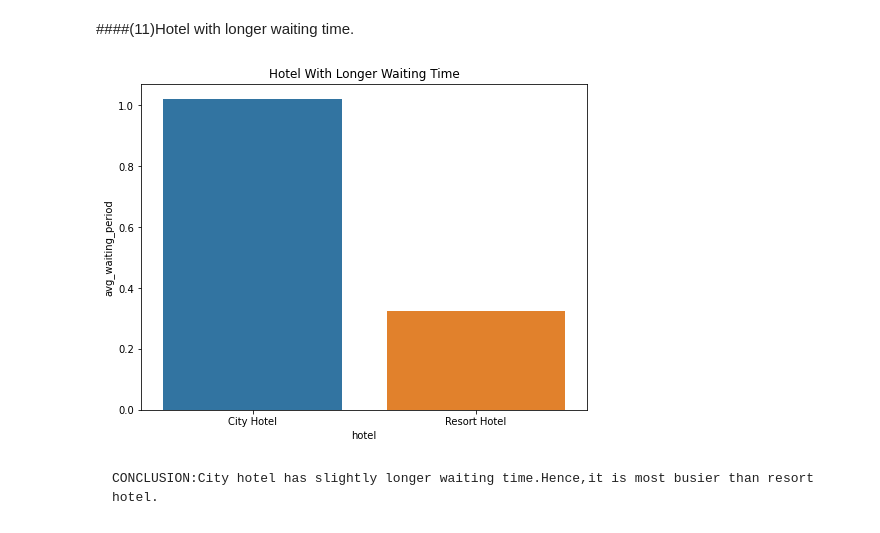
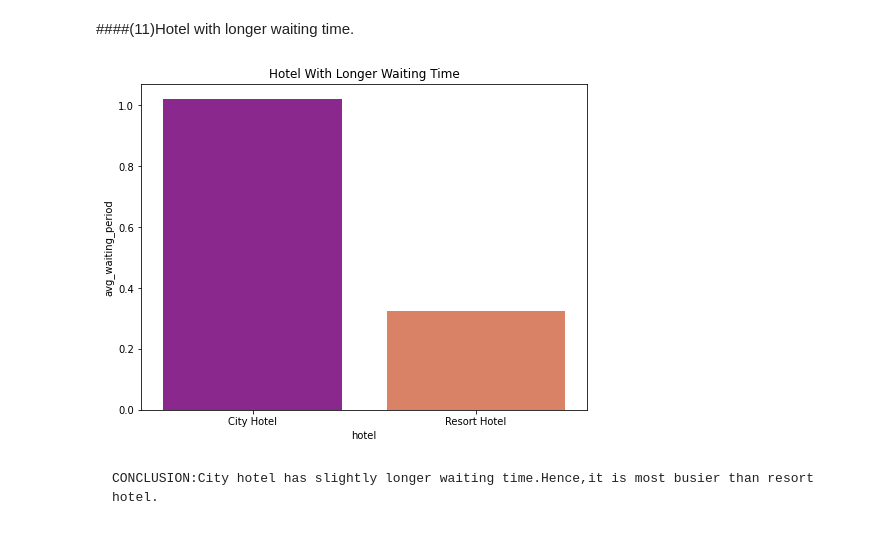
Before and after one commit to Adeve903/Ambuj-EDA-Hotel-booking, a Jupyter notebook: Hotel_Booking_Analysis_Capstone_Project.ipynb, the cells around one changed output. Drawn from its saved outputs; the diff is of its cells as text; code cells hidden in the pictures.

```diff
--- a/Hotel_Booking_Analysis_Capstone_Project.ipynb
+++ b/Hotel_Booking_Analysis_Capstone_Project.ipynb
@@ -353,11 +388,11 @@ plt.show()
 # %%
 v4 = pd.DataFrame(grouped_by_hotel['days_in_waiting_list'].agg(np.mean).reset_index().rename(columns = {'days_in_waiting_list':'avg_waiting_period'}))
 plt.figure(figsize = (8,6))
-sbn.barplot(x = v4['hotel'], y = v4['avg_waiting_period'])
+sbn.barplot(x = v4['hotel'], y = v4['avg_waiting_period'], palette = 'plasma')
 plt.title('Hotel With Longer Waiting Time')
 plt.show()
 # %% [output]
-[figure, old version]
+[figure, new version]
 # %% [markdown]
     CONCLUSION:City hotel has slightly longer waiting time.Hence,it is most busier than resort hotel.
 # %% [markdown]
```
Also changed, not shown: parts of 5 cells of this notebook.
